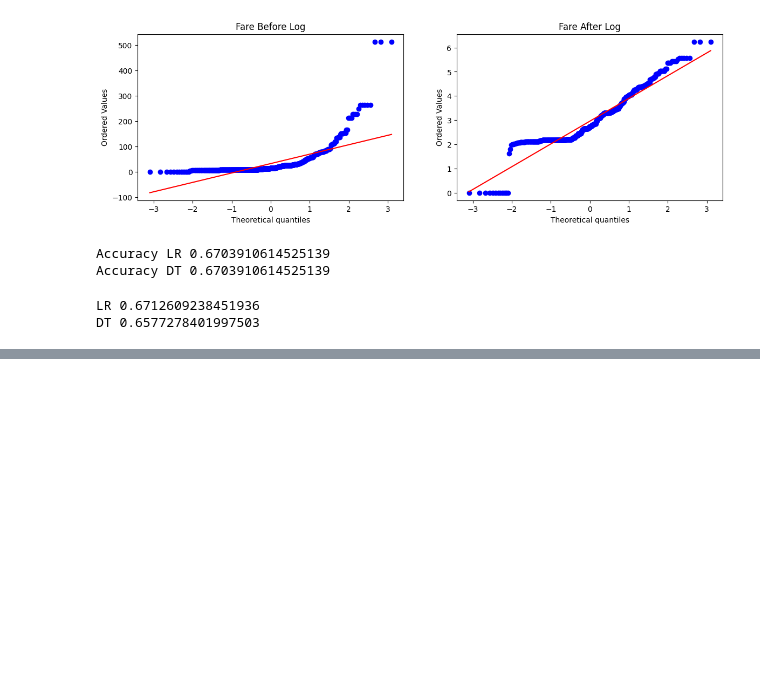
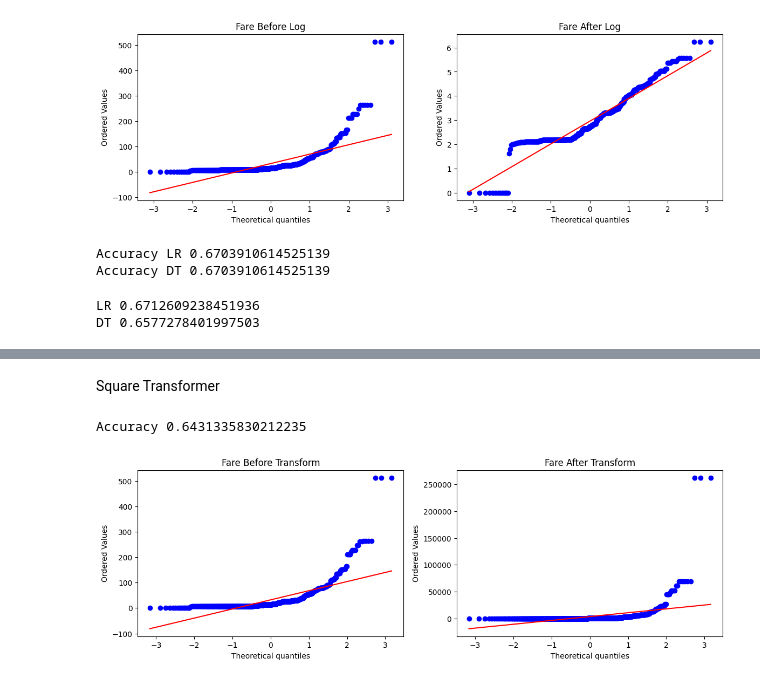
Before and after one commit to Muhammad-Waleed-Source/Machine-Learning, a Jupyter notebook: Day-30/Function-transformer.ipynb, the cells around one changed output, grey strips where cells are left out. Cells and saved outputs as stored; diff of their text form; code cells hidden in the pictures; blank space fills up the shorter version.

```diff
--- a/Day-30/Function-transformer.ipynb
+++ b/Day-30/Function-transformer.ipynb
@@ -302,0 +334,7 @@ DT 0.6577278401997503
+# %% [markdown]
+Square Transformer
+# %%
+apply_transform(lambda x: x**2)
+# %% [output]
+Accuracy 0.6431335830212235
+[figure, added]
```
Also changed, not shown: parts of 8 cells of this notebook.
